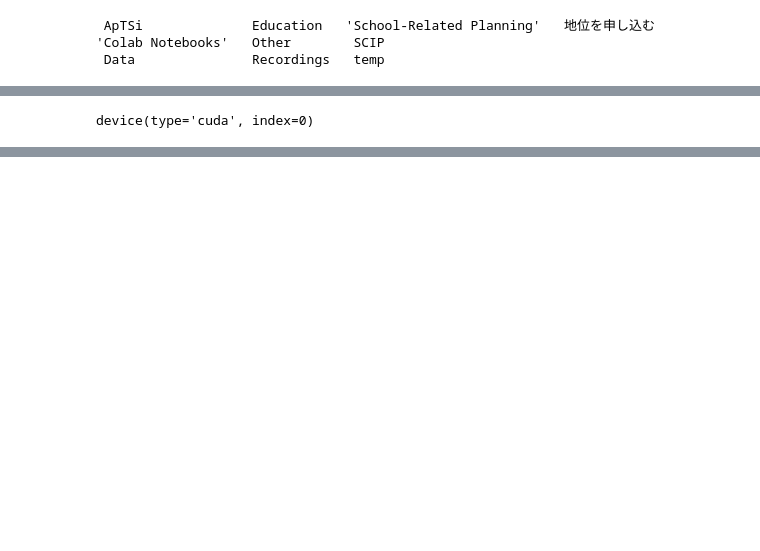
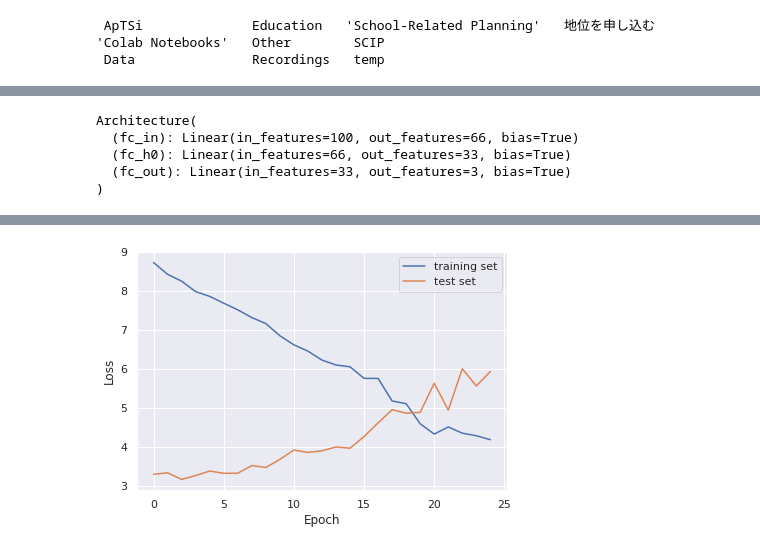
Before and after one commit to Unique-Divine/GANs-for-Genomics, a Jupyter notebook: NNsforGenomics_Colab.ipynb, the cells around one changed output, grey strips where cells are left out. Drawn from its saved outputs; the diff is of its cells as text; code cells hidden in the pictures; blank space fills up the shorter version.

```diff
--- a/NNsforGenomics_Colab.ipynb
+++ b/NNsforGenomics_Colab.ipynb
@@ -26,0 +91,5 @@ import torch
+# %%
+chi2 = feature_selection.chi2
+selectk = feature_selection.SelectKBest(chi2, k=100)
+X_r = selectk.fit_transform(X.values, Y.flatten())
+X_r.shape
@@ -35,5 +106,28 @@ Tesla K80
 device(type='cuda', index=0)
-# %%
-torch.device('cuda:0')
-# %% [output]
-device(type='cuda', index=0)
+# %%
+ml = ml_models.ML(X_r, Y)
+ml.trainGANs()
+# %%
+X_fake, Y_fake = ml.getFakeSamples(n = 2000)
+Y_fake = np.around(Y_fake).astype(int)
+scaler = sklearn.preprocessing.MinMaxScaler()
+X_fake = scaler.fit_transform(X_fake)
+# %%
+constants = neural_networks.NNConstants(BATCH_SIZE=100, D_OUT=3, X=X_fake)
+ffnn = neural_networks.FFNN(X_fake, Y_fake, constants)
+ffnn.device = device
+network = ffnn.network
+ffnn.network.to(device)
+print(network)
+# %% [output]
+Architecture(
+  (fc_in): Linear(in_features=100, out_features=66, bias=True)
+  (fc_h0): Linear(in_features=66, out_features=33, bias=True)
+  (fc_out): Linear(in_features=33, out_features=3, bias=True)
+)
+# %%
+ffnn = neural_networks.FFNN(X_fake, Y_fake, constants)
+ffnn.device = device
+ffnn.network.to(device)
+ffnn.train(n_epochs=25)
+# %% [output]
@@ -39,0 +151 @@ device(type='cuda', index=0)
+[figure, added]
```
Also changed, not shown: parts of 22 cells of this notebook.
